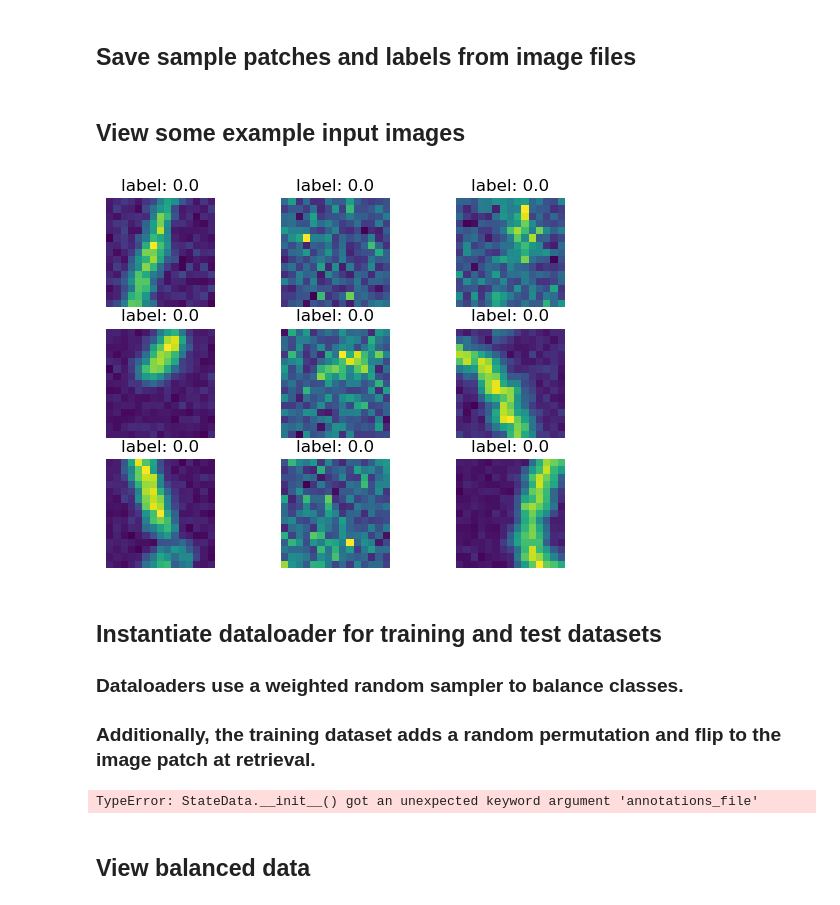
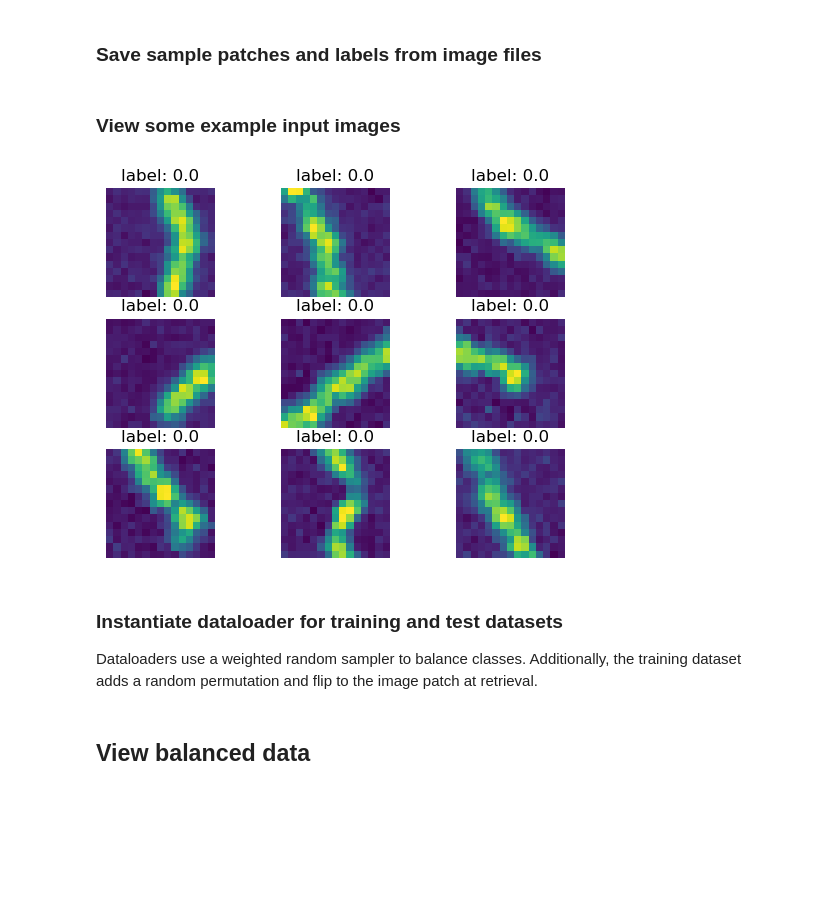
Before and after one commit to twardlab/neurotrack, a Jupyter notebook: notebooks/branch_classifier.ipynb, the cells around one changed output. Cells and saved outputs as stored; diff of their text form; code cells hidden in the pictures; blank space fills up the shorter version.

```diff
--- a/notebooks/branch_classifier.ipynb
+++ b/notebooks/branch_classifier.ipynb
@@ -26,11 +29,13 @@ DEVICE = "cuda" if torch.cuda.is_available() else "cpu"
 # %%
-# get sample points from swc files
-labels_dir = "/home/brysongray/data/neuromorpho"
-samples_per_file = 1
+# Load SWC file data into python lists
+labels_dir = "/home/brysongray/data/neuromorpho_sub1"
 files = [f for x in os.walk(labels_dir) for f in glob(os.path.join(x[0], '*.swc'))]
 swc_lists = []
 for f in files:
     swc_lists.append(load.swc(f))
+
+# Collect random sample points from SWC data
+samples_per_file = 50
 fnames = [f.split('/')[-1].split('.')[0] for f in files]
 sample_points = collect.swc_random_points(samples_per_file, swc_lists, fnames, adjust=True)
 # %% [output]
@@ -54,4 +45,4 @@ loading file: /home/brysongray/data/neuromorpho/jefferis/CNG version/NNE1L.CNG.s
 # %% [markdown]
-## Save sample patches and labels from image files
+### Save sample patches and labels from image files
 # %%
 # save sample patches from the images centered at the sample points
@@ -63,45 +54,43 @@ name = "neuromorpho_test"
 
 collect.collect_data(sample_points, image_dir, out_dir, name, date)
 # %% [markdown]
-## View some example input images
+### View some example input images
 # %%
 observations = os.listdir(os.path.join(out_dir, "observations"))
 training_annotations = pd.read_csv(glob(os.path.join(out_dir, "*_labels.csv"))[0])
 ids = np.random.choice(len(training_annotations), size=9)
 sample = training_annotations.iloc[ids]
 
-fig, ax = plt.subplots(3,3, )
+fig, ax = plt.subplots(3,3)
 ax = ax.flatten()
 for i in range(len(ax)):
     img = torch.load(os.path.join(out_dir,"observations", sample.iloc[i,0]), weights_only=True) # type: ignore
     ax[i].imshow(img[0].amax(0))
     ax[i].set_title(f"label: {sample.iloc[i,1].item()}")
     ax[i].set_axis_off()
 # %% [output]
-[figure, old version]
+[figure, new version]
 # %% [markdown]
-## Instantiate dataloader for training and test datasets
-### Dataloaders use a weighted random sampler to balance classes.
-### Additionally, the training dataset adds a random permutation and flip to the image patch at retrieval.
+### Instantiate dataloader for training and test datasets
+Dataloaders use a weighted random sampler to balance classes. Additionally, the training dataset\
+ adds a random permutation and flip to the image patch at retrieval.
 # %%
 # set source data files paths
-training_annotations_file = "classifier_data/branch_classifier_neuromorpho_test_02-04-25_test_annotations.csv"
-test_annotations_file = "classifier_data/branch_classifier_neuromorpho_test_02-04-25_training_annotations.csv"
+training_labels_file = "classifier_data/branch_classifier_neuromorpho_test_02-07-25_test_labels.csv"
+test_labels_file = "classifier_data/branch_classifier_neuromorpho_test_02-07-25_training_labels.csv"
 img_dir = "classifier_data/observations"
 
 # instantiate training and test datasets
 transform = branch_classifier.transform # random permutation and flip
-training_data = branch_classifier.StateData(annotations_file=training_annotations_file,
+training_data = branch_classifier.StateData(labels_file=training_labels_file,
                           img_dir=img_dir,
                           transform=transform)
-test_data = branch_classifier.StateData(annotations_file=test_annotations_file,
+test_data = branch_classifier.StateData(labels_file=test_labels_file,
                           img_dir=img_dir)
 
 # instantiate dataloaders
 training_dataloader = branch_classifier.init_dataloader(training_data)
 test_dataloader = branch_classifier.init_dataloader(test_data)
-# %% [output]
-TypeError: StateData.__init__() got an unexpected keyword argument 'annotations_file'
 # %% [markdown]
 ## View balanced data
 # %%
```
Also changed, not shown: parts of 8 cells of this notebook, 4 other files.
